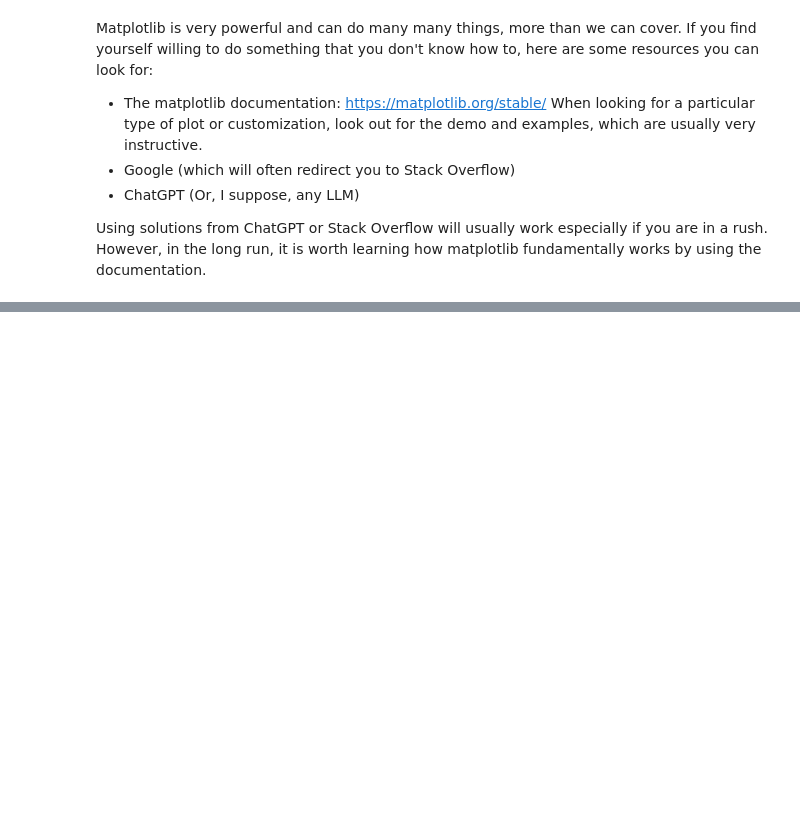
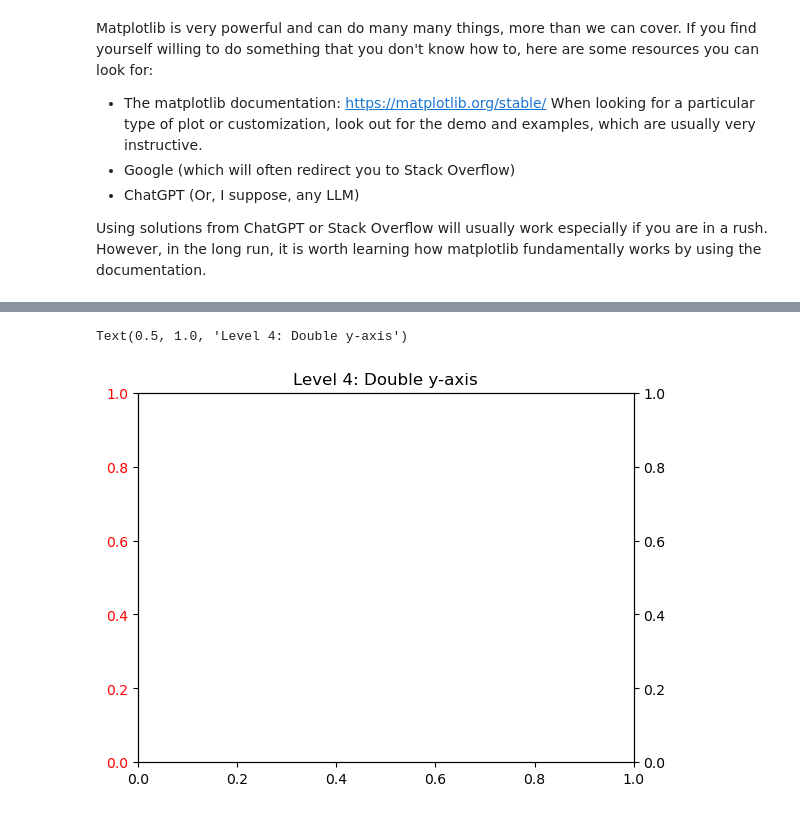
Before and after one commit to bobbyantonio/iecdt_environmental_data_analysis, a Jupyter notebook: course_notebooks/plot/matplotlib.ipynb, the cells around one changed output, grey strips where cells are left out. Saved outputs shown, nothing was run; the diff lists cells and outputs as text; code cells hidden in the pictures; blank space fills up the shorter version.

```diff
--- a/course_notebooks/plot/matplotlib.ipynb
+++ b/course_notebooks/plot/matplotlib.ipynb
@@ -251,0 +325,27 @@ Using solutions from ChatGPT or Stack Overflow will usually work especially if y
+# %%
+# Data for plotting
+t = np.arange(0.01, 10.0, 0.01)
+e = np.exp(t)
+s = np.sin(2 * np.pi * t)
+
+# Create the axes
+ax1 = plt.axes()
+
+# Plot the exponential on ax1 in red
+
+# Twin ax1 into ax2
+ax2 = ax1.twinx()
+
+# Plot the sinus on ax2 in blue
+
+# Label the axes
+
+# Color the ticks
+ax1.tick_params(axis='y', labelcolor="red")
+
+
+# Set the title
+plt.title("Level 4: Double y-axis")
+# %% [output]
+Text(0.5, 1.0, 'Level 4: Double y-axis')
+[figure, added]
```
Also changed, not shown: parts of 25 cells of this notebook.
